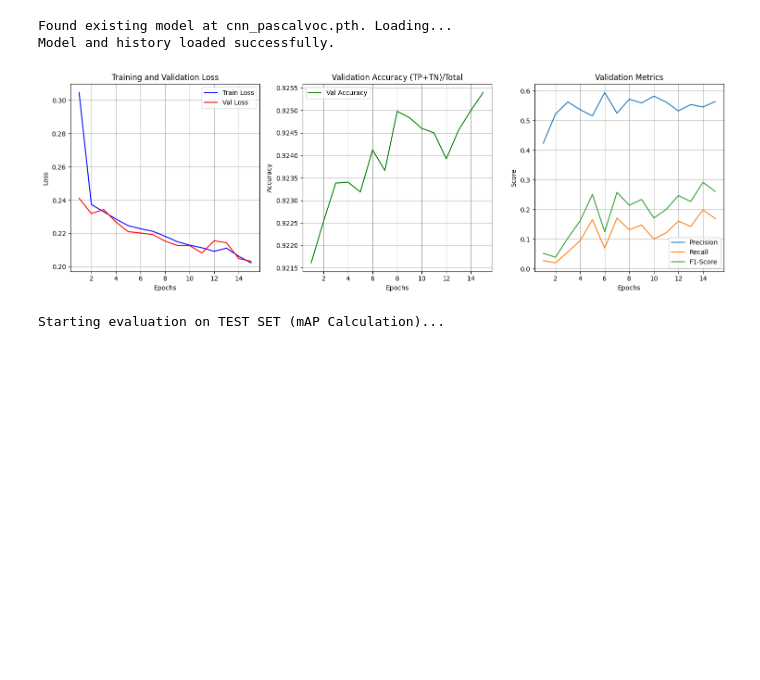
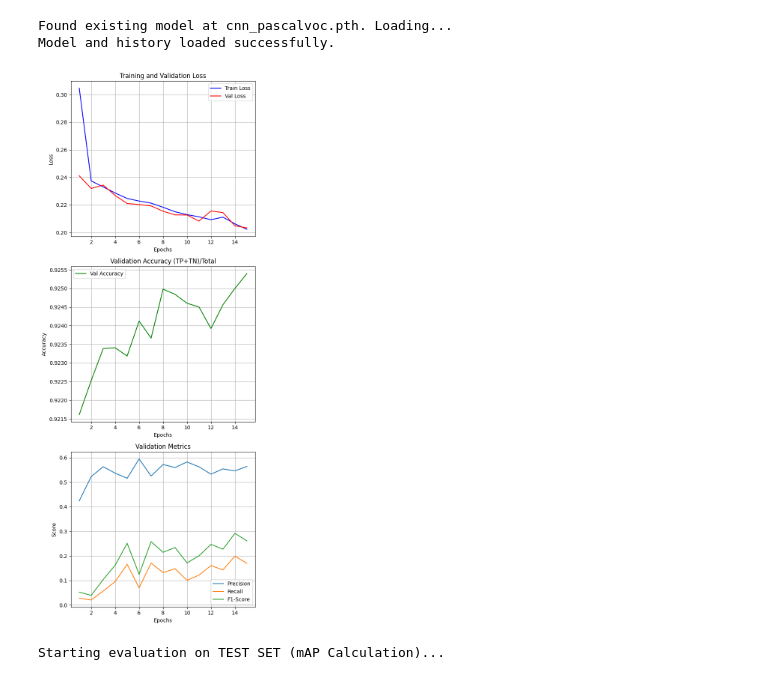
Before and after one commit to GiacomoFilippin/PASCAL_VOC_2007, a Jupyter notebook: main_code/object_detection.ipynb, the cells around one changed output. Saved outputs shown, nothing was run; the diff lists cells and outputs as text; code cells hidden in the pictures; blank space fills up the shorter version.

Commit message:
vertical history plots

```diff
--- a/main_code/object_detection.ipynb
+++ b/main_code/object_detection.ipynb
@@ -417,44 +417,44 @@ import matplotlib.pyplot as plt
 def plot_history(history):
     epochs = range(1, len(history['train_loss']) + 1)
 
-    plt.figure(figsize=(15, 5))
+    plt.figure(figsize=(6, 15)) # Stretto e alto
 
     # Plot Losses
-    plt.subplot(1, 3, 1)
+    plt.subplot(3, 1, 1) # 3 righe, 1 colonna
     plt.plot(epochs, history['train_loss'], 'b-', label='Train Loss')
     plt.plot(epochs, history['val_loss'], 'r-', label='Val Loss')
     plt.title('Training and Validation Loss')
     plt.xlabel('Epochs')
     plt.ylabel('Loss')
     plt.legend()
     plt.grid(True)
 
     # Plot Accuracy
-    plt.subplot(1, 3, 2)
+    plt.subplot(3, 1, 2)
     plt.plot(epochs, history['val_accuracy'], 'g-', label='Val Accuracy')
     plt.title('Validation Accuracy (TP+TN)/Total')
     plt.xlabel('Epochs')
     plt.ylabel('Accuracy')
     plt.legend()
     plt.grid(True)
 
     # Plot Precision/Recall/F1
-    plt.subplot(1, 3, 3)
+    plt.subplot(3, 1, 3)
     plt.plot(epochs, history['val_precision'], label='Precision')
     plt.plot(epochs, history['val_recall'], label='Recall')
     plt.plot(epochs, history['val_f1'], label='F1-Score')
     plt.title('Validation Metrics')
     plt.xlabel('Epochs')
     plt.ylabel('Score')
     plt.legend()
     plt.grid(True)
 
     plt.tight_layout()
     plt.show()
 
 plot_history(history)
 # %% [output]
-[figure, old version]
+[figure, new version]
 # %%
 # Evaluation on TEST SET with mAP (Mean Average Precision)
 from torch.utils.data import DataLoader
```
Also changed, not shown: parts of 1 cell of this notebook.
